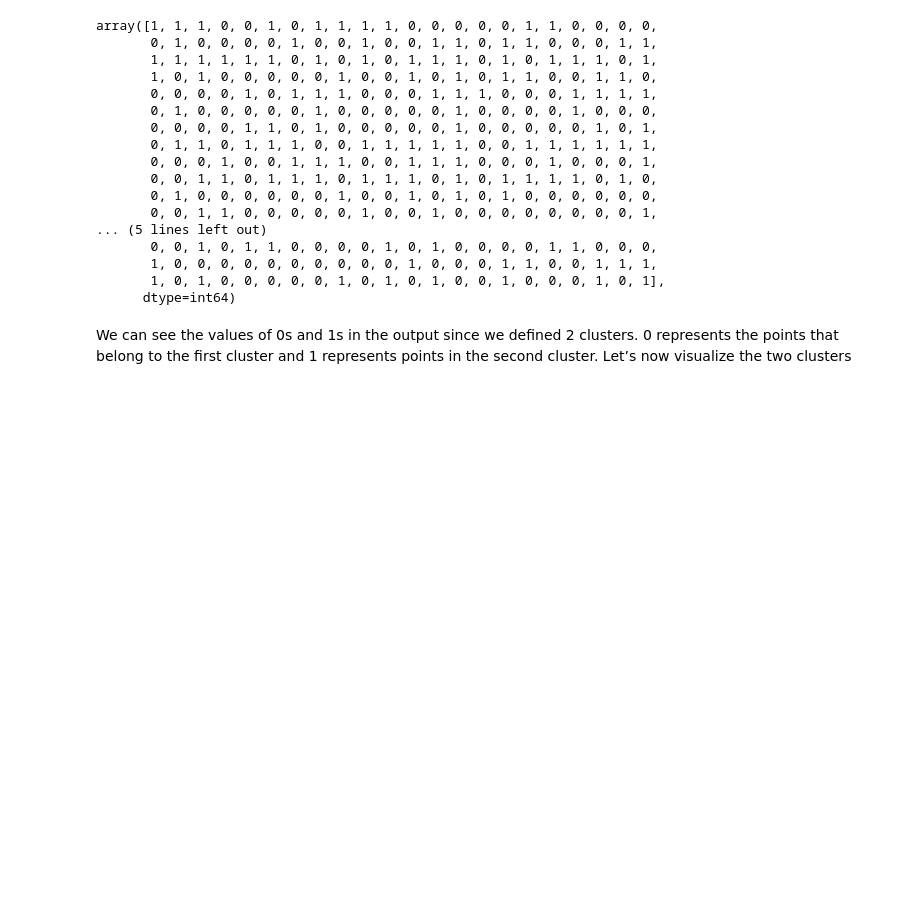
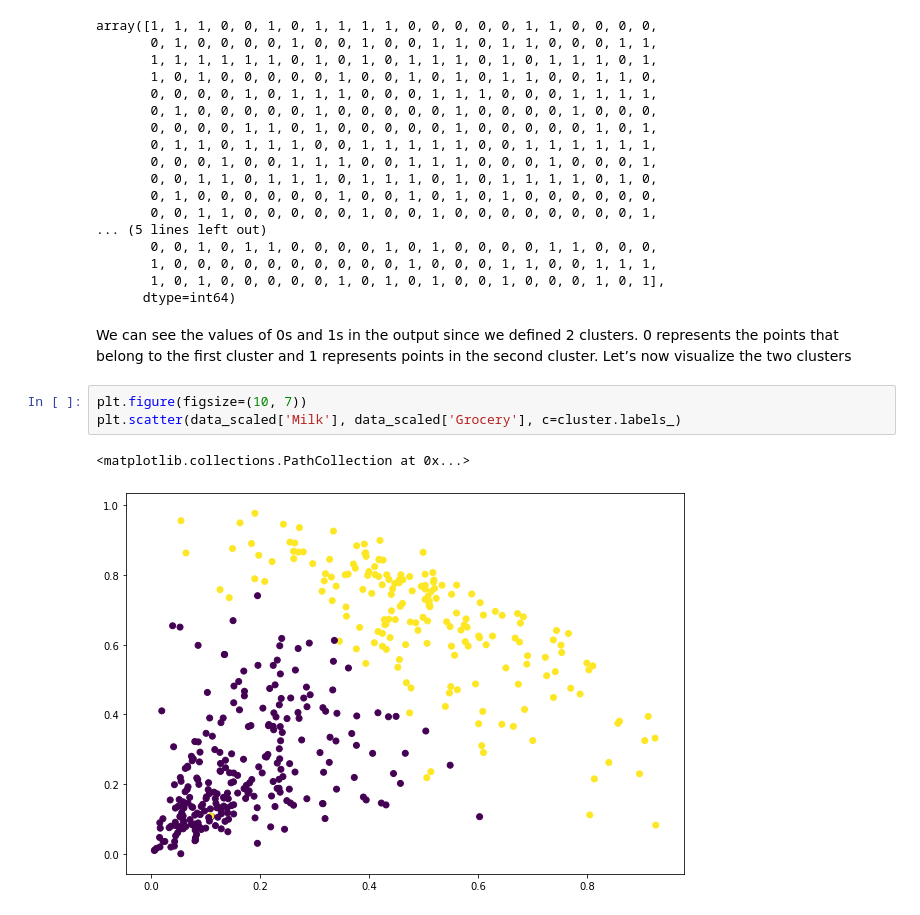
Before and after one commit to MSc-in-Data-Science/class_material, a Jupyter notebook: semester_1/Machine_Learning/Clustering/Hierarchical_Clustering.ipynb, the cells around one changed output. Cells and saved outputs as stored; diff of their text form; blank space fills up the shorter version.

```diff
--- a/semester_1/Machine_Learning/Clustering/Hierarchical_Clustering.ipynb
+++ b/semester_1/Machine_Learning/Clustering/Hierarchical_Clustering.ipynb
@@ -79,3 +79,9 @@ array([1, 1, 1, 0, 0, 1, 0, 1, 1, 1, 1, 0, 0, 0, 0, 0, 1, 1, 0, 0, 0, 0,
       dtype=int64)
 # %% [markdown]
 We can see the values of 0s and 1s in the output since we defined 2 clusters. 0 represents the points that belong to the first cluster and 1 represents points in the second cluster. Let’s now visualize the two clusters
+# %%
+plt.figure(figsize=(10, 7))
+plt.scatter(data_scaled['Milk'], data_scaled['Grocery'], c=cluster.labels_)
+# %% [output]
+<matplotlib.collections.PathCollection at 0x...>
+[figure, added]
```
